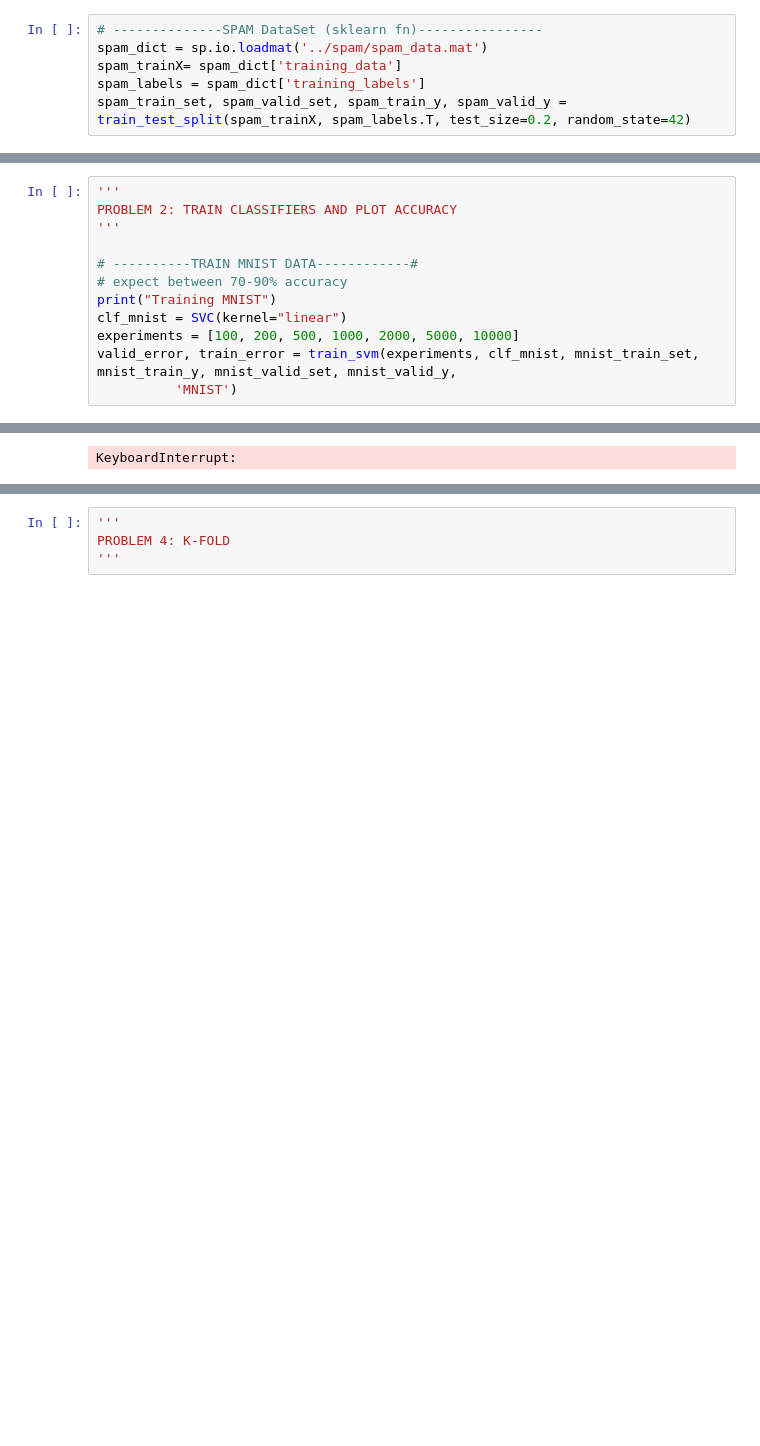
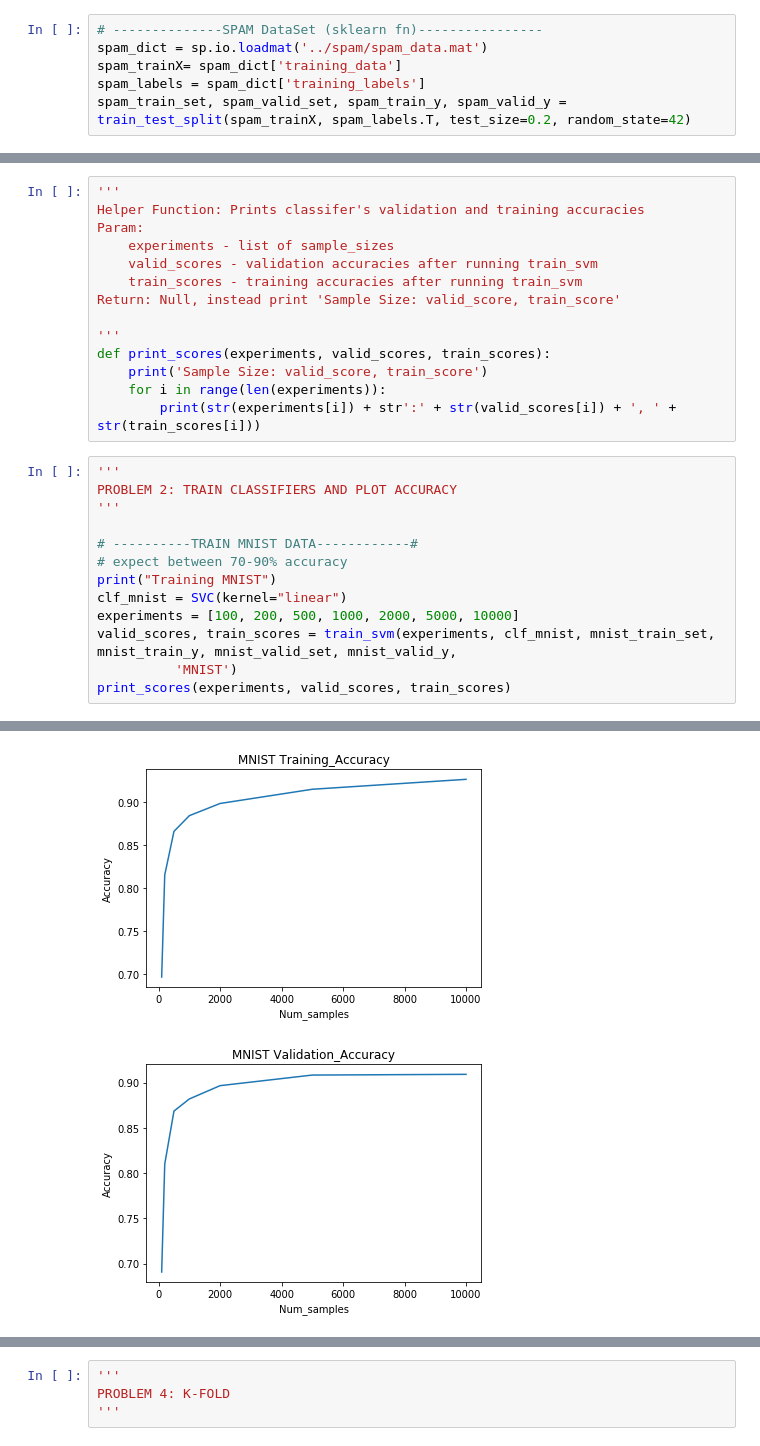
Before and after one commit to maialena/CS189-Machine_Learning, a Jupyter notebook: src/main.ipynb, the cells around one changed output, grey strips where cells are left out. Saved outputs shown, nothing was run; the diff lists cells and outputs as text; blank space fills up the shorter version.

```diff
--- a/src/main.ipynb
+++ b/src/main.ipynb
@@ -134,3 +120,17 @@ spam_valid_y (1035, 1)
+# %%
+'''
+Helper Function: Prints classifer's validation and training accuracies
+Param:
+    experiments - list of sample_sizes
+    valid_scores - validation accuracies after running train_svm
+    train_scores - training accuracies after running train_svm
+Return: Null, instead print 'Sample Size: valid_score, train_score'
+
+'''
+def print_scores(experiments, valid_scores, train_scores):
+    print('Sample Size: valid_score, train_score')
+    for i in range(len(experiments)):
+        print(str(experiments[i]) + str':' + str(valid_scores[i]) + ', ' + str(train_scores[i]))
 # %%
 '''
 PROBLEM 2: TRAIN CLASSIFIERS AND PLOT ACCURACY
@@ -141,8 +141,9 @@ PROBLEM 2: TRAIN CLASSIFIERS AND PLOT ACCURACY
 print("Training MNIST")
 clf_mnist = SVC(kernel="linear")
 experiments = [100, 200, 500, 1000, 2000, 5000, 10000]
-valid_error, train_error = train_svm(experiments, clf_mnist, mnist_train_set, mnist_train_y, mnist_valid_set, mnist_valid_y,
+valid_scores, train_scores = train_svm(experiments, clf_mnist, mnist_train_set, mnist_train_y, mnist_valid_set, mnist_valid_y,
           'MNIST')
+print_scores(experiments, valid_scores, train_scores)
 # %% [output]
 Training MNIST
 Sample_size --> valid_score:  train_score
@@ -154,4 +157,5 @@ Sample_size --> valid_score:  train_score
-KeyboardInterrupt:
+[figure, added]
+[figure, added]
 # %%
 # -----------TRAIN CIFAR DATA-----------#
 # expect between 25-35% accuracy
```
Also changed, not shown: parts of 21 cells of this notebook.
